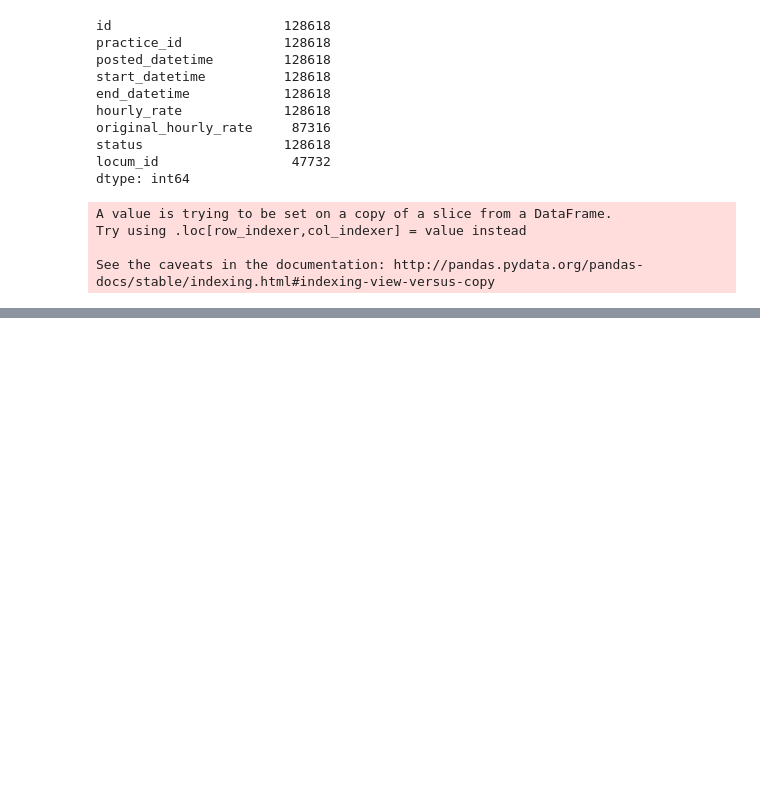
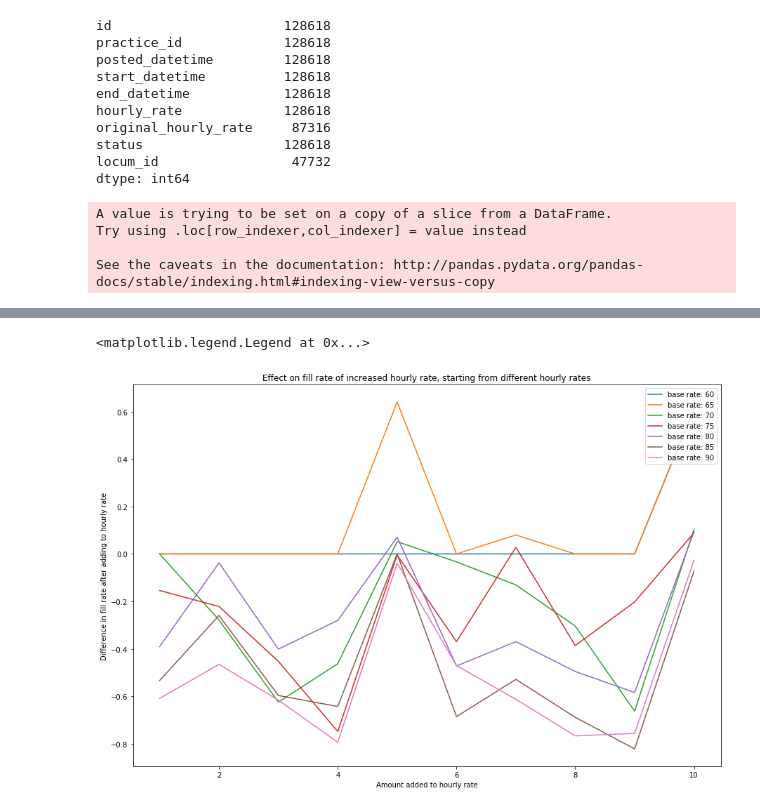
Before and after one commit to curiousest/session-hourly-rate, a Jupyter notebook: hourly_variables_analysis.ipynb, the cells around one changed output, grey strips where cells are left out. Saved outputs shown, nothing was run; the diff lists cells and outputs as text; code cells hidden in the pictures; blank space fills up the shorter version.

```diff
--- a/hourly_variables_analysis.ipynb
+++ b/hourly_variables_analysis.ipynb
@@ -288,0 +246,21 @@ for rate_delta, filled_unfilled in time_combination_dfs:
+# %%
+import matplotlib.pyplot as plt
+
+plt.figure(figsize=(15, 10))
+ax = plt.subplot(111)
+ax.set_ylabel("Difference in fill rate after adding to hourly rate")
+ax.set_xlabel("Amount added to hourly rate")
+ax.set_title("Effect on fill rate of increased hourly rate, starting from different hourly rates")
+hourly_rates = list(range(60, 91, 5))
+
+for hourly_rate in hourly_rates:
+    y_axis = [rate_deltas[i][hourly_rate] for i in rate_deltas_list]
+    plt.plot(
+        rate_deltas_list,
+        y_axis,
+        label="base rate: {}".format(hourly_rate)
+    )
+plt.legend(loc="upper right")
+# %% [output]
+<matplotlib.legend.Legend at 0x...>
+[figure, added]
```
Also changed, not shown: parts of 9 cells of this notebook, 1 other file.
